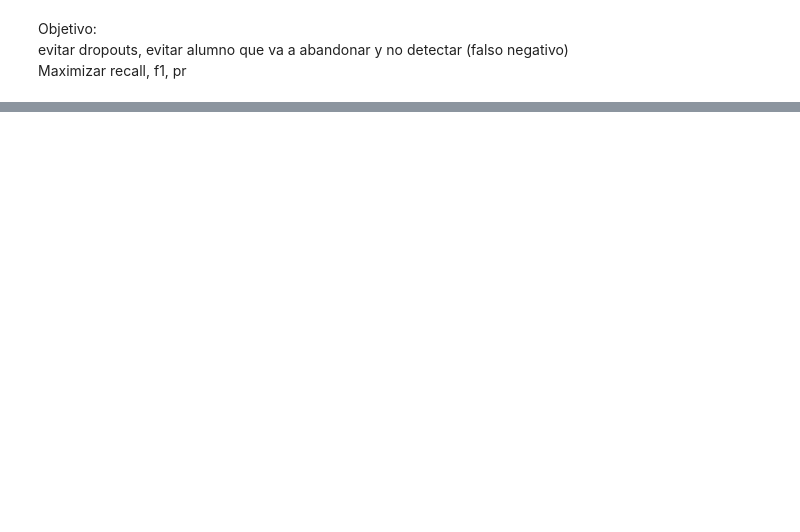
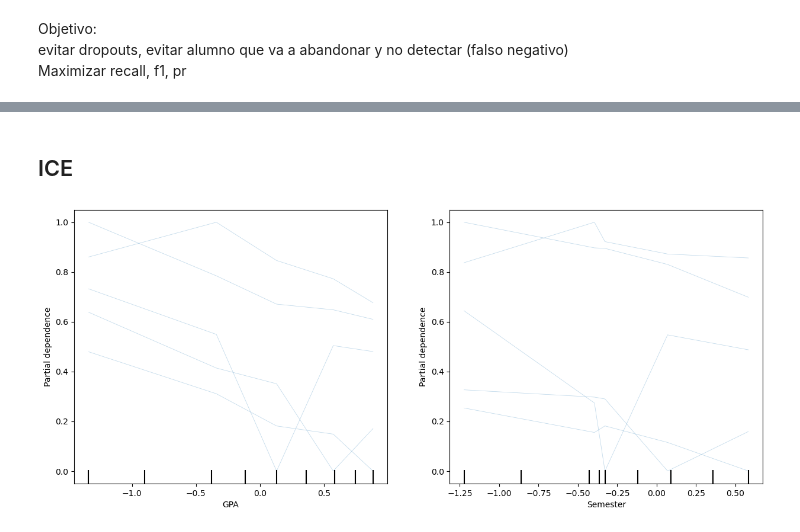
Before and after one commit to MakiBuu/Dropout-Prediction-Data-Mining, a Jupyter notebook: drop_prediction.ipynb, the cells around one changed output, grey strips where cells are left out. Saved outputs shown, nothing was run; the diff lists cells and outputs as text; code cells hidden in the pictures; blank space fills up the shorter version.

```diff
--- a/drop_prediction.ipynb
+++ b/drop_prediction.ipynb
@@ -1321,0 +1472,8 @@ Maximizar recall, f1, pr
+# %% [markdown]
+## ICE
+# %%
+_, ax = plt.subplots(ncols=2, figsize=(15, 6))
+PartialDependenceDisplay.from_estimator(knn_fitted, X_train_proc_df[:5],['GPA', 'Semester'],kind='individual',grid_resolution=30,target=1,ax=ax)
+plt.show()
+# %% [output]
+[figure, added]
```
Also changed, not shown: parts of 15 cells of this notebook.
